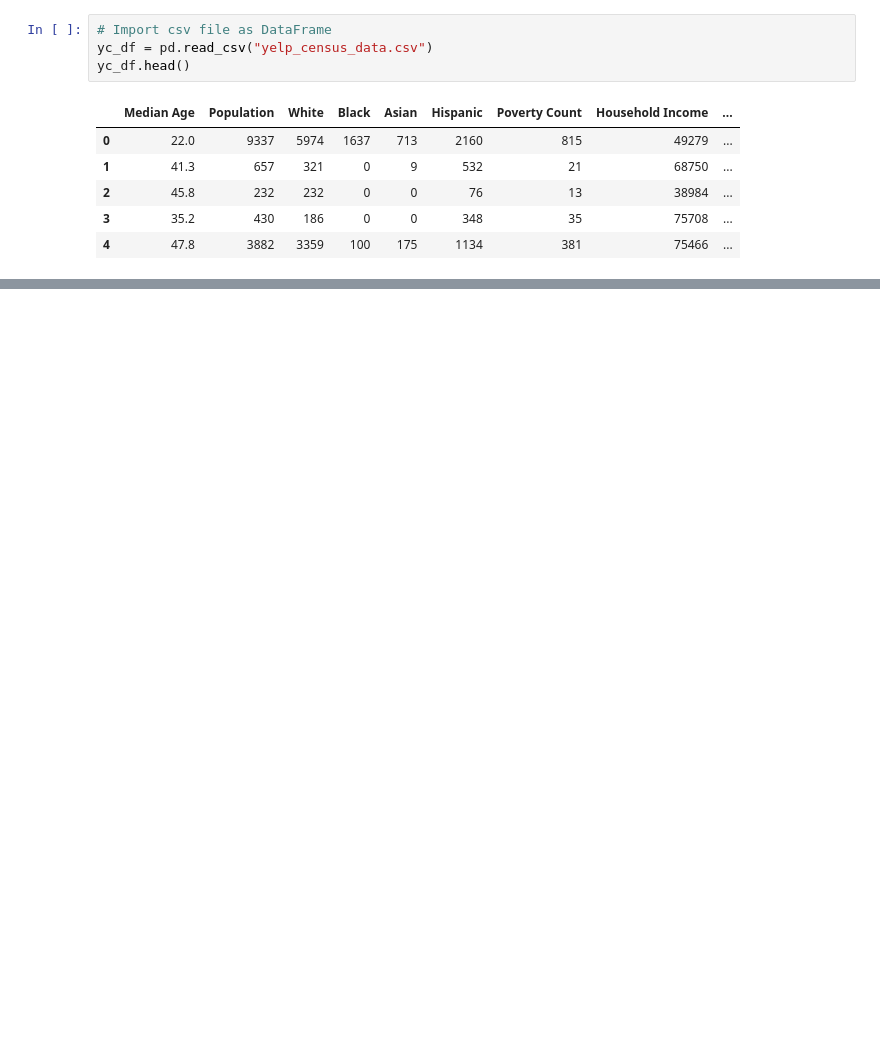
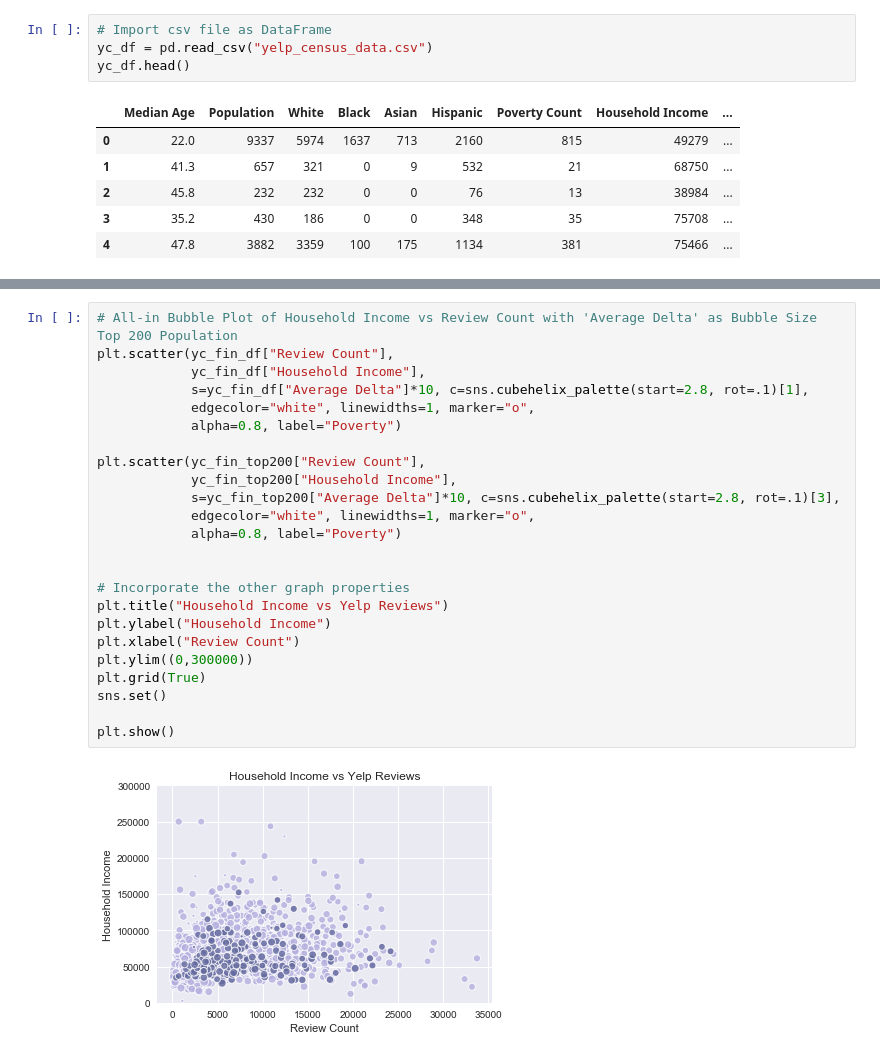
Before and after one commit to shethmonali/Project-One, a Jupyter notebook: yc_charts_ken.ipynb, the cells around one changed output, grey strips where cells are left out. Cells and saved outputs as stored; diff of their text form; blank space fills up the shorter version.

```diff
--- a/yc_charts_ken.ipynb
+++ b/yc_charts_ken.ipynb
@@ -68,0 +71,26 @@ plt.show()
+# %%
+# All-in Bubble Plot of Household Income vs Review Count with 'Average Delta' as Bubble Size Top 200 Population
+plt.scatter(yc_fin_df["Review Count"],
+            yc_fin_df["Household Income"],
+            s=yc_fin_df["Average Delta"]*10, c=sns.cubehelix_palette(start=2.8, rot=.1)[1],
+            edgecolor="white", linewidths=1, marker="o",
+            alpha=0.8, label="Poverty")
+
+plt.scatter(yc_fin_top200["Review Count"],
+            yc_fin_top200["Household Income"],
+            s=yc_fin_top200["Average Delta"]*10, c=sns.cubehelix_palette(start=2.8, rot=.1)[3],
+            edgecolor="white", linewidths=1, marker="o",
+            alpha=0.8, label="Poverty")
+
+
+# Incorporate the other graph properties
+plt.title("Household Income vs Yelp Reviews")
+plt.ylabel("Household Income")
+plt.xlabel("Review Count")
+plt.ylim((0,300000))
+plt.grid(True)
+sns.set()
+
+plt.show()
+# %% [output]
+[figure, added]
```
Also changed, not shown: parts of 9 cells of this notebook.
